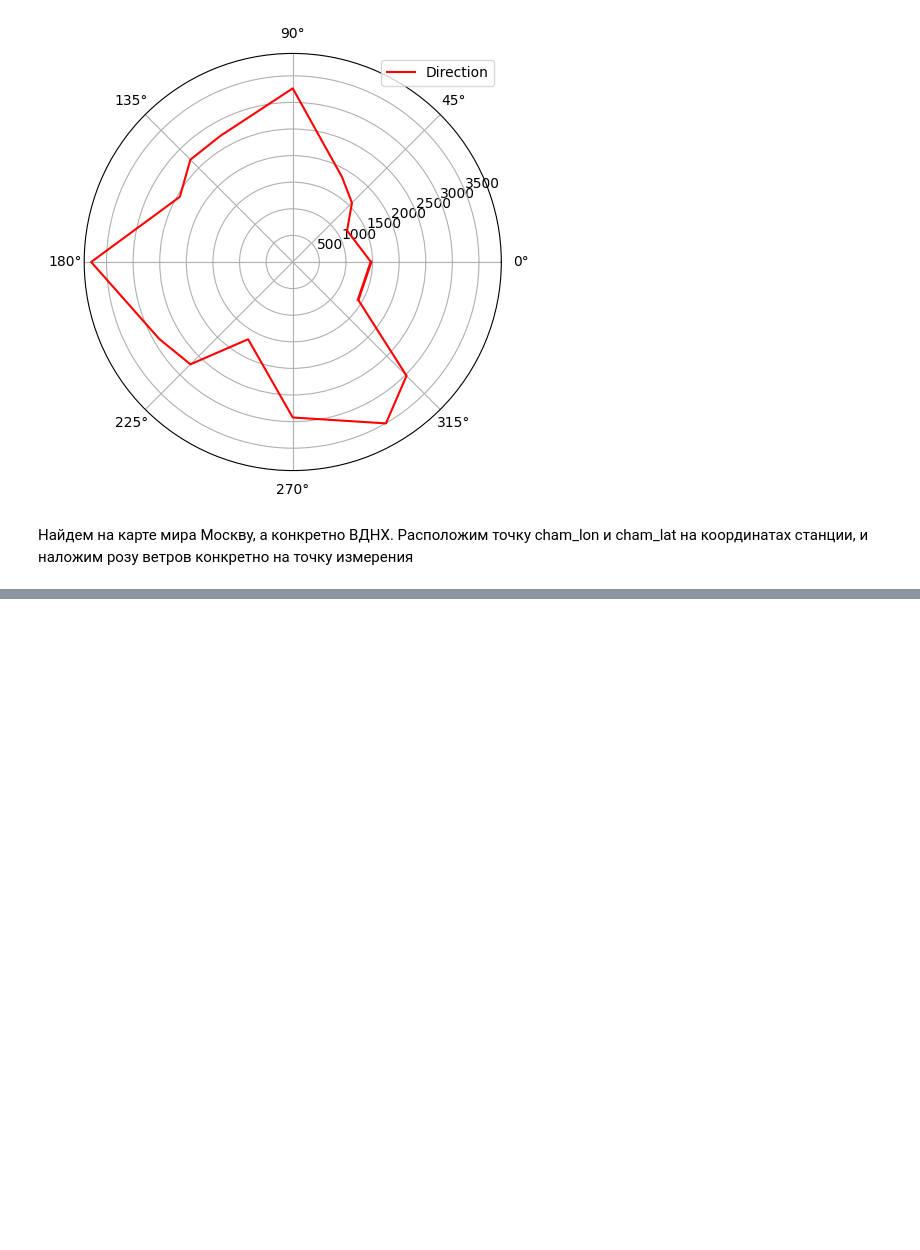
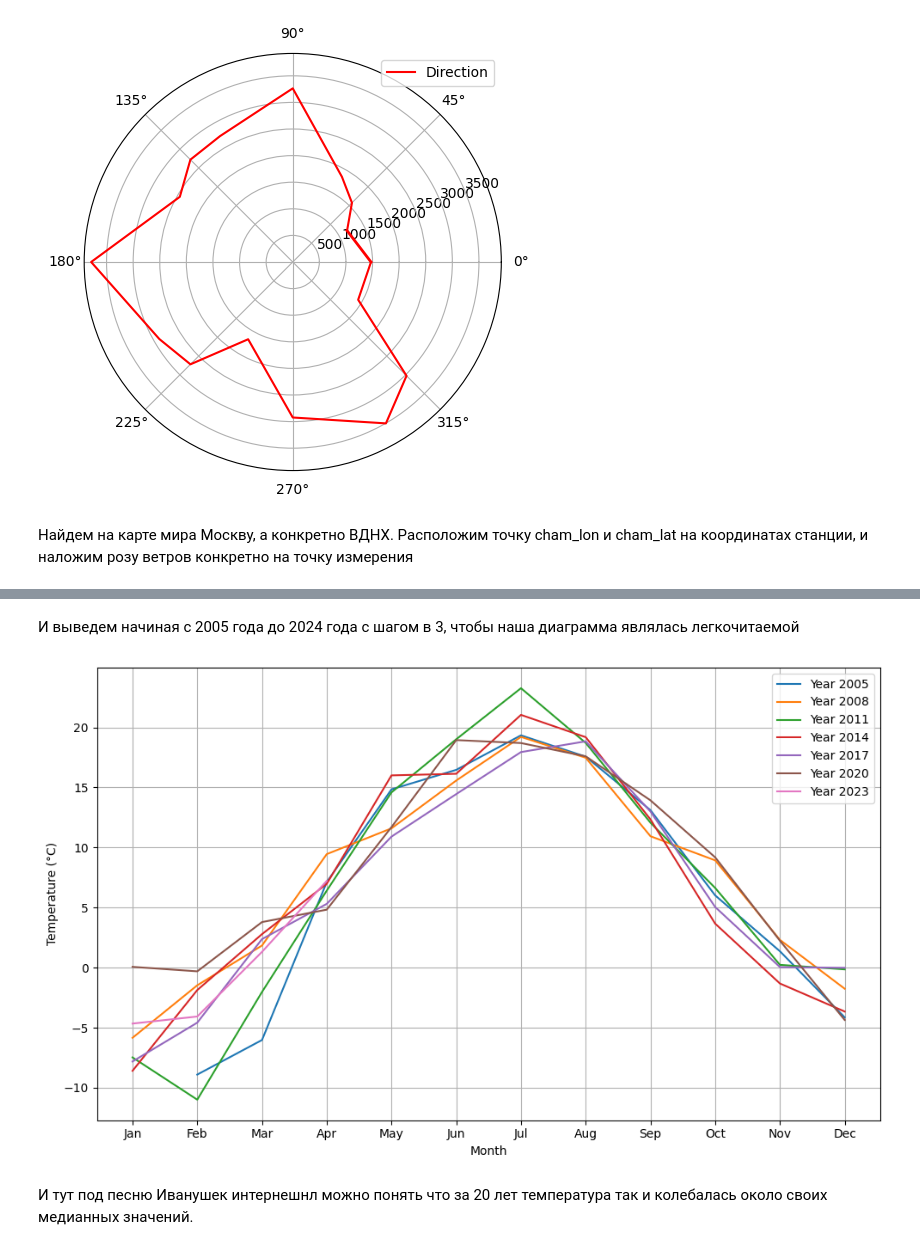
Before and after one commit to phrog-rgb/Weather_project, a Jupyter notebook: main.ipynb, the cells around one changed output, grey strips where cells are left out. Drawn from its saved outputs; the diff is of its cells as text; code cells hidden in the pictures; blank space fills up the shorter version.

```diff
--- a/main.ipynb
+++ b/main.ipynb
@@ -270,0 +357,6 @@ for ax in [wrax_cham]:
+# %%
+monthly_avg_temps = ps.sqldf("""SELECT Year, Month, AVG(Temp)
+                    FROM df
+                    GROUP BY Year,Month"""
+               ,locals())
+monthly_avg_temps
@@ -270,0 +377,24 @@ for ax in [wrax_cham]:
+# %% [markdown]
+И выведем начиная с 2005 года до 2024 года с шагом в 3, чтобы наша диаграмма являлась легкочитаемой
+# %%
+years = [year for year in range(2005,2024,3)]
+fig, ax = plt.subplots(figsize=(10, 6))
+
+for year in years:
+    yearly_data = monthly_avg_temps[monthly_avg_temps['Year'] == year]
+    if not yearly_data.empty:
+        ax.plot(yearly_data['Month'], yearly_data['AVG(Temp)'], label=f'Year {year}')
+
+ax.set_ylabel('Temperature (°C)')
+ax.set_xlabel('Month')
+ax.legend()
+ax.grid(True)
+ax.set_xticks(np.arange(1, 13))
+ax.set_xticklabels(['Jan', 'Feb', 'Mar', 'Apr', 'May', 'Jun', 'Jul', 'Aug', 'Sep', 'Oct', 'Nov', 'Dec'])
+
+plt.tight_layout()
+plt.show()
+# %% [output]
+[figure, added]
+# %% [markdown]
+И тут под песню Иванушек интернешнл можно понять что за 20 лет температура так и колебалась около своих медианных значений.
```
Also changed, not shown: parts of 18 cells of this notebook, 1 other file.
